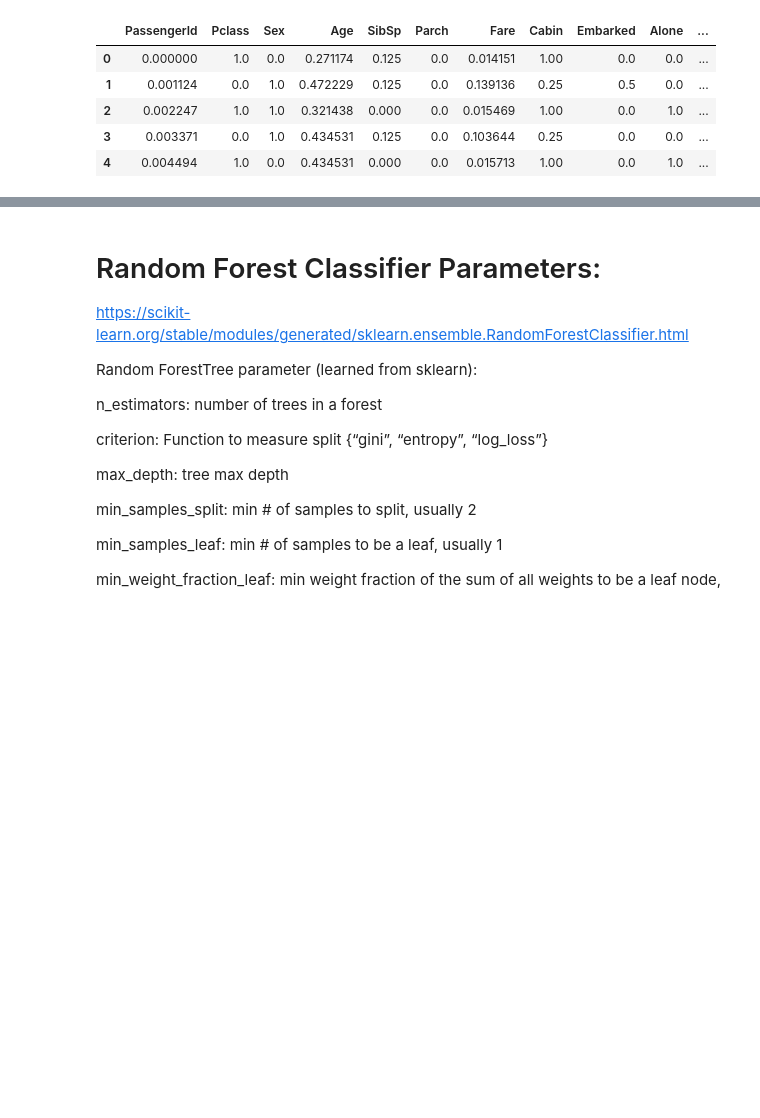
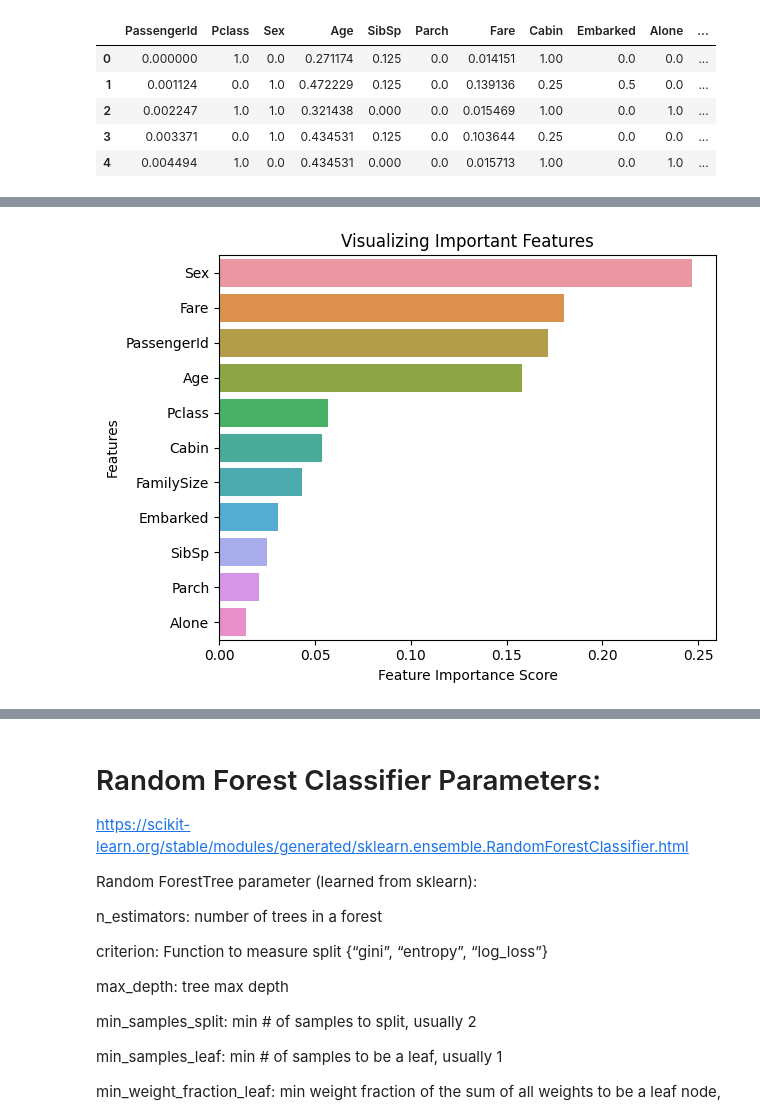
Before and after one commit to Alex-Mak-MCW/Titanic-Survival-Precictions-Project, a Jupyter notebook: PythonTitanicProject.ipynb, the cells around one changed output, grey strips where cells are left out. Saved outputs shown, nothing was run; the diff lists cells and outputs as text; code cells hidden in the pictures; blank space fills up the shorter version.

Commit message:
Random Forest First Draft

```diff
--- a/PythonTitanicProject.ipynb
+++ b/PythonTitanicProject.ipynb
@@ -119,6 +119,10 @@ mean_age_miss=train_data[train_data["Name"].str.contains('Miss.', na=False)]["Ag
 mean_age_master=train_data[train_data["Name"].str.contains('Master.', na=False)]["Age"].mean().round()
 mean_age_dr=train_data[train_data["Name"].str.contains('Dr.', na=False)]["Age"].mean().round()
 
+# specifically for test data
+mean_age_ms=train_data[train_data["Name"].str.contains('Ms.', na=False)]["Age"].mean().round()
+
+
 # Rest filled with non NaN values
 mean_age_rev=train_data[train_data["Name"].str.contains('Rev.', na=False)]["Age"].mean().round()
 mean_age_mme=train_data[train_data["Name"].str.contains('Mme.', na=False)]["Age"].mean().round()
@@ -135,13 +139,12 @@ mean_age_countess=train_data[train_data["Name"].str.contains('Countess.', na=Fal
 # print(train_data["Age"].isnull().sum()) # 177
 
 # function to replace values from NaN with means
-title_list=['Mrs.','Miss.', 'Mr.', 'Master.', 'Dr.']
-mean_list=[mean_age_mrs, mean_age_miss, mean_age_mr, mean_age_master, mean_age_dr]
+title_list=['Mrs.','Miss.', 'Mr.', 'Master.', 'Dr.', 'Ms.']
+mean_list=[mean_age_mrs, mean_age_miss, mean_age_mr, mean_age_master, mean_age_dr, mean_age_ms]
 
 for i in range(len(title_list)):
     train_data.loc[train_data["Name"].str.contains(title_list[i], na=False) & train_data["Age"].isna(),"Age"]=mean_list[i]
-
-# print(train_data["Age"].isnull().sum()) # 0
+    test_data.loc[test_data["Name"].str.contains(title_list[i], na=False) & test_data["Age"].isna(),"Age"]=mean_list[i]
 
 # 4. Actually Fill Cabin
 
@@ -416,3 +419,23 @@ scaled_train.head()
 | 2 | 0.002247 | 1.0 | 1.0 | 0.321438 | 0.000 | 0.0 | 0.015469 | 1.00 | 0.0 | 1.0 | ... |
 | 3 | 0.003371 | 0.0 | 1.0 | 0.434531 | 0.125 | 0.0 | 0.103644 | 0.25 | 0.0 | 0.0 | ... |
 | 4 | 0.004494 | 1.0 | 0.0 | 0.434531 | 0.000 | 0.0 | 0.015713 | 1.00 | 0.0 | 1.0 | ... |
+# %%
+# Classification using Random Forest Classifier
+
+from sklearn.ensemble import RandomForestClassifier
+from sklearn import metrics
+from sklearn.model_selection import train_test_split
+from sklearn.metrics import classification_report
+from sklearn.metrics import confusion_matrix
+
+# split the data
+X_train, X_test, y_train, y_test = train_test_split(scaled_train, y, test_size=0.2)
+print(X_train.shape, X_test.shape)
+print(y_train.shape, y_test.shape)
+
+clf = RandomForestClassifier(n_estimators=100)
+
+#Train the model using the training sets
+
+clf.fit(X_train, y_train)
+y_pred=clf.predict(X_test)
@@ -418,0 +449,15 @@ scaled_train.head()
+# %%
+feature_imp = pd.Series(clf.feature_importances_, index=scaled_train.columns).sort_values(ascending=False)
+# print("Accuracy: {}".format(metrics.accuracy_score(y_test, y_pred)))
+# 81%
+
+# Plot out the features' importance using a barplot
+
+# plt.figure(figuresize=(20,5))
+sns.barplot(x=feature_imp, y=feature_imp.index)
+plt.xlabel('Feature Importance Score')
+plt.ylabel('Features')
+plt.title("Visualizing Important Features")
+plt.tight_layout()
+# %% [output]
+[figure, added]
```
Also changed, not shown: parts of 4 cells of this notebook, 1 other file.
